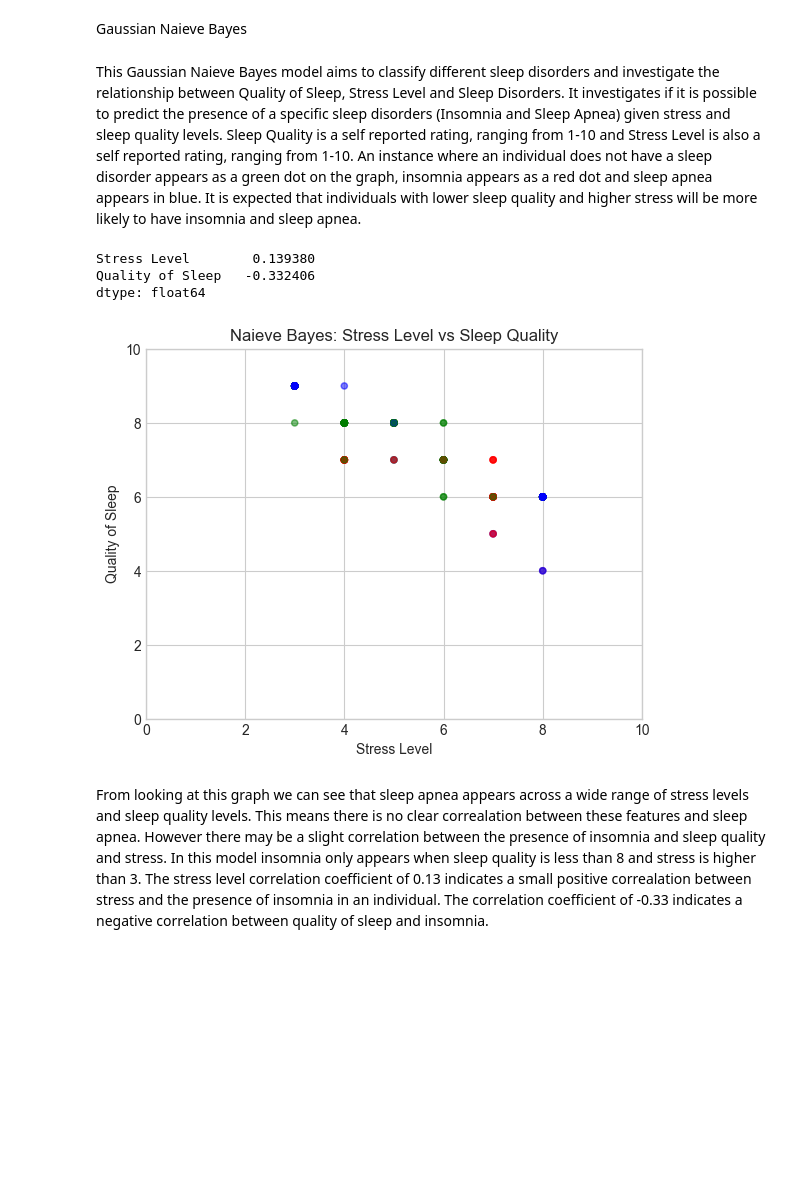
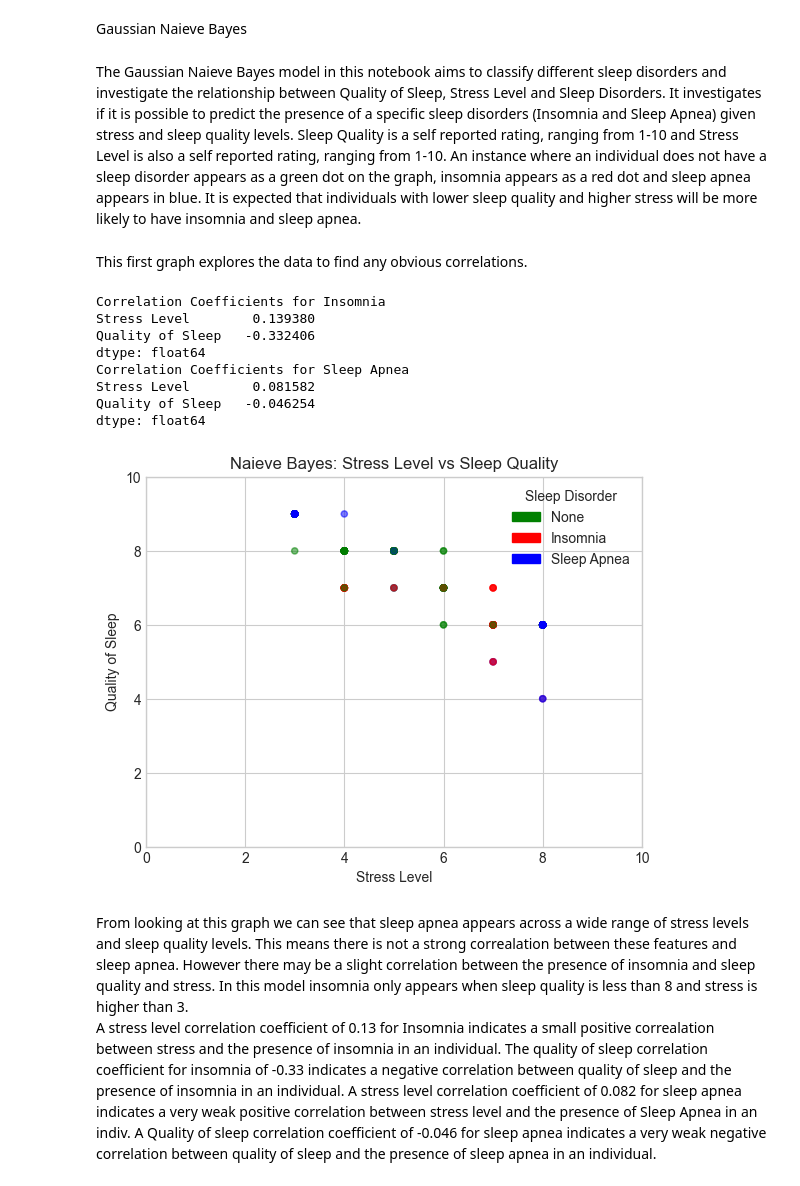
Before and after one commit to Revolution825/Data-Science-Project, a Jupyter notebook: NaieveBayes.ipynb, the cells around one changed output. Cells and saved outputs as stored; diff of their text form; code cells hidden in the pictures; blank space fills up the shorter version.

```diff
--- a/NaieveBayes.ipynb
+++ b/NaieveBayes.ipynb
@@ -41,42 +42,42 @@ dataset = pd.read_csv("Sleep_Health_and_Lifestyle_Dataset.csv")
 # %% [markdown]
 Gaussian Naieve Bayes
 # %% [markdown]
-This Gaussian Naieve Bayes model aims to classify different sleep disorders and investigate the relationship between Quality of Sleep, Stress Level and Sleep Disorders. It investigates if it is possible to predict the presence of a specific sleep disorders (Insomnia and Sleep Apnea) given stress and sleep quality levels. Sleep Quality is a self reported rating, ranging from 1-10 and Stress Level is also a self reported rating, ranging from 1-10. An instance where an individual does not have a sleep disorder appears as a green dot on the graph, insomnia appears as a red dot and sleep apnea appears in blue. It is expected that individuals with lower sleep quality and higher stress will be more likely to have insomnia and sleep apnea.
+The Gaussian Naieve Bayes model in this notebook aims to classify different sleep disorders and investigate the relationship between Quality of Sleep, Stress Level and Sleep Disorders. It investigates if it is possible to predict the presence of a specific sleep disorders (Insomnia and Sleep Apnea) given stress and sleep quality levels. Sleep Quality is a self reported rating, ranging from 1-10 and Stress Level is also a self reported rating, ranging from 1-10. An instance where an individual does not have a sleep disorder appears as a green dot on the graph, insomnia appears as a red dot and sleep apnea appears in blue. It is expected that individuals with lower sleep quality and higher stress will be more likely to have insomnia and sleep apnea.
-# %%
-# Features
-X = dataset[["Stress Level", "Quality of Sleep"]]
-
-# Target
-le = LabelEncoder()
-y = le.fit_transform(dataset["Sleep Disorder"])
-# Converts y to numeric values ie. 0=None, 1=Insomnia 2=Sleep Apnea
-
-# random_state ensures reproducibility
-# test_size=0.3 means that 30% of the data is used for testing and 70% is used for training
-X_train, X_test, y_train, y_test = train_test_split(X, y, test_size=0.3, random_state=42)
-
-# Train model
-model = GaussianNB()
-model.fit(X_train, y_train)
-
-y_pred=model.predict(X_test)
-
-# Map Sleep Disorder to colors
-color_map = {"Insomnia":"red", "Sleep Apnea":"blue"}
-colors = dataset["Sleep Disorder"].map(color_map).fillna("green")
-
-plt.ylim(0,10)
-plt.xlim(0, 10)
-# Added opacity to help with visualization
-plt.scatter(dataset["Stress Level"], dataset["Quality of Sleep"], c=colors, alpha=0.3, s=20)
-plt.xlabel("Stress Level")
-plt.ylabel("Quality of Sleep")
-plt.title("Naieve Bayes: Stress Level vs Sleep Quality")
-print(dataset[["Stress Level", "Quality of Sleep"]].corrwith((dataset['Sleep Disorder'] == 'Insomnia').astype(int)))
-# %% [output]
-Stress Level        0.139380
-Quality of Sleep   -0.332406
-dtype: float64
-[figure, removed]
+# %% [markdown]
+This first graph explores the data to find any obvious correlations.
+# %%
+# Map Sleep Disorder to colors
+colour_map = {"Insomnia":"red", "Sleep Apnea":"blue"}
+colours = dataset["Sleep Disorder"].map(colour_map).fillna("green")
+
+plt.ylim(0,10)
+plt.xlim(0, 10)
+# Added opacity to help with visualization
+plt.scatter(dataset["Stress Level"], dataset["Quality of Sleep"], c=colours, alpha=0.3, s=20)
+plt.xlabel("Stress Level")
+plt.ylabel("Quality of Sleep")
+plt.title("Naieve Bayes: Stress Level vs Sleep Quality")
+patches = [
+    mp.Patch(color='green', label='None'),
+    mp.Patch(color='red', label='Insomnia'),
+    mp.Patch(color='blue', label='Sleep Apnea')
+]
+plt.legend(handles=patches, title='Sleep Disorder')
+
+print("Correlation Coefficients for Insomnia")
+print(dataset[["Stress Level", "Quality of Sleep"]].corrwith((dataset['Sleep Disorder'] == 'Insomnia').astype(int)))
+print("Correlation Coefficients for Sleep Apnea")
+print(dataset[["Stress Level", "Quality of Sleep"]].corrwith((dataset['Sleep Disorder'] == 'Sleep Apnea').astype(int)))
+# %% [output]
+Correlation Coefficients for Insomnia
+Stress Level        0.139380
+Quality of Sleep   -0.332406
+dtype: float64
+Correlation Coefficients for Sleep Apnea
+Stress Level        0.081582
+Quality of Sleep   -0.046254
+dtype: float64
+[figure, added]
 # %% [markdown]
-From looking at this graph we can see that sleep apnea appears across a wide range of stress levels and sleep quality levels. This means there is no clear correalation between these features and sleep apnea. However there may be a slight correlation between the presence of insomnia and sleep quality and stress. In this model insomnia only appears when sleep quality is less than 8 and stress is higher than 3. The stress level correlation coefficient of 0.13 indicates a small positive correalation between stress and the presence of insomnia in an individual. The correlation coefficient of -0.33 indicates a negative correlation between quality of sleep and insomnia.
+From looking at this graph we can see that sleep apnea appears across a wide range of stress levels and sleep quality levels. This means there is not a strong correalation between these features and sleep apnea. However there may be a slight correlation between the presence of insomnia and sleep quality and stress. In this model insomnia only appears when sleep quality is less than 8 and stress is higher than 3. \
+A stress level correlation coefficient of 0.13 for Insomnia indicates a small positive correalation between stress and the presence of insomnia in an individual. The quality of sleep correlation coefficient for insomnia of -0.33 indicates a negative correlation between quality of sleep and the presence of insomnia in an individual. A stress level correlation coefficient  of 0.082 for sleep apnea indicates a very weak positive correlation between stress level and the presence of Sleep Apnea in an indiv. A Quality of sleep  correlation coefficient of -0.046 for sleep apnea indicates a very weak negative correlation between quality of sleep and the presence of sleep apnea in an individual.
```
Also changed, not shown: parts of 4 cells of this notebook, 1 other file.
